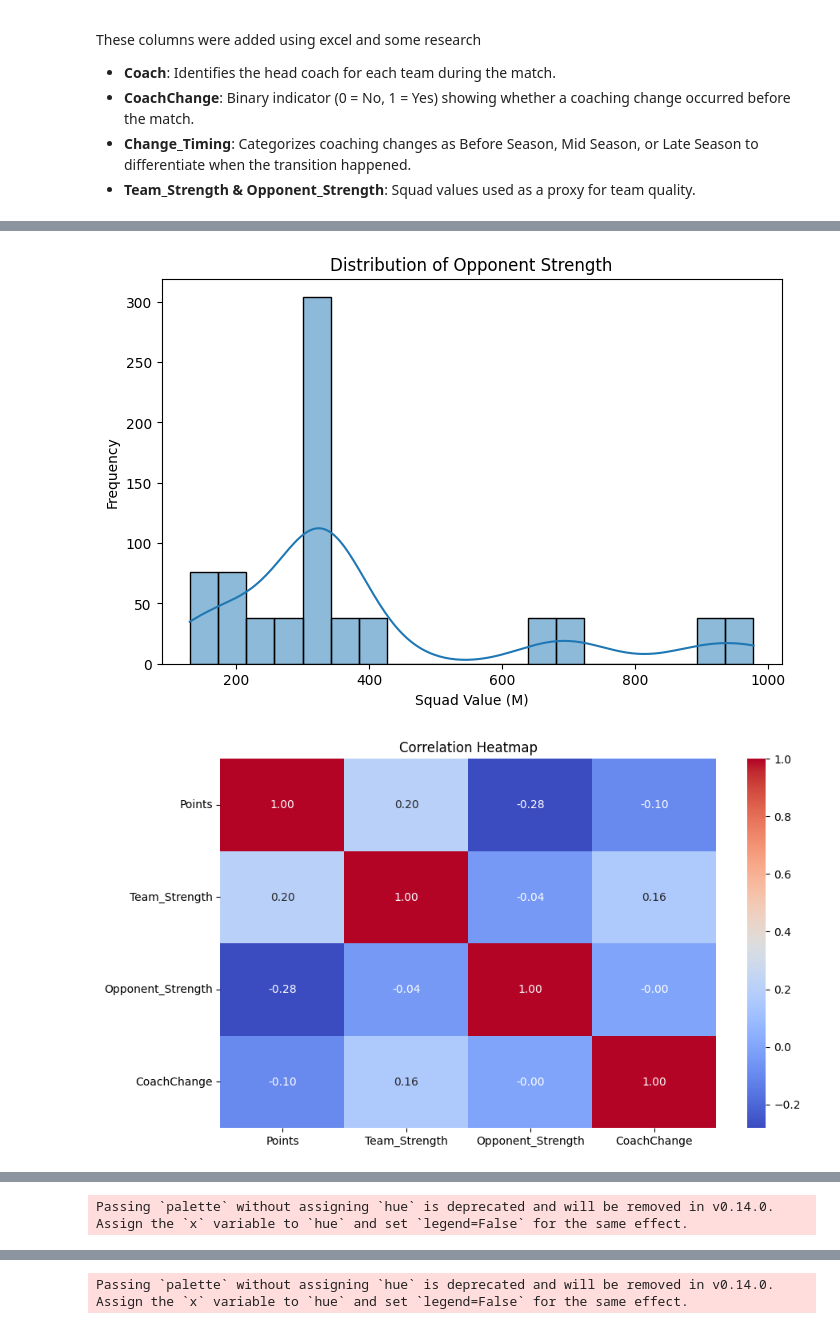
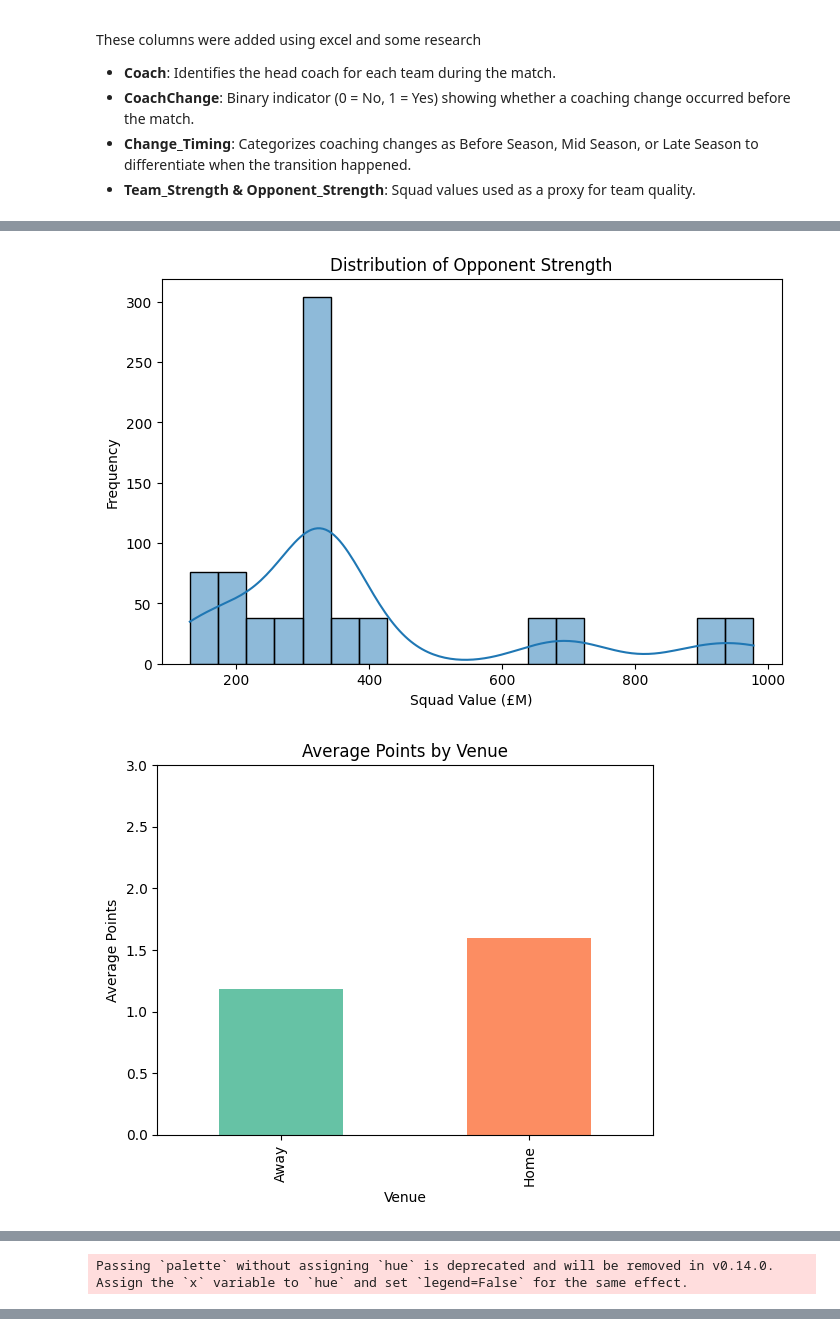
Before and after one commit to Alesandro-Rodriguez/is5150-ar, a Jupyter notebook: code/EDA_Coaches.ipynb, the cells around one changed output, grey strips where cells are left out. Cells and saved outputs as stored; diff of their text form; code cells hidden in the pictures.

```diff
--- a/code/EDA_Coaches.ipynb
+++ b/code/EDA_Coaches.ipynb
@@ -52,11 +52,12 @@ Data columns (total 34 columns):
 max           978.000000    3.000000
 # %%
 ### DISTRIBUTION PLOTS ###
+
 # Points Distribution
 plt.figure(figsize=(8, 5))
-sns.histplot(df["Points"], bins=3, kde=True)
+sns.histplot(df["Points"], bins=[-0.5, 0.5, 1.5, 3.5], discrete=True)
 plt.title("Distribution of Points")
-plt.xlabel("Points")
+plt.xlabel("Points (0 = Loss, 1 = Draw, 3 = Win)")
 plt.ylabel("Frequency")
 plt.show()
 
@@ -72,31 +73,46 @@ plt.show()
 plt.figure(figsize=(8, 5))
 sns.histplot(df["Opponent_Strength"], bins=20, kde=True)
 plt.title("Distribution of Opponent Strength")
-plt.xlabel("Squad Value (M)")
+plt.xlabel("Squad Value (£M)")
 plt.ylabel("Frequency")
 plt.show()
 
+venue_means = df.groupby("Venue")["Points"].mean()
+venue_means.plot(kind="bar", color=["#66c2a5", "#fc8d62"])
+plt.title("Average Points by Venue")
+plt.ylabel("Average Points")
+plt.xticks([0, 1], ["Away", "Home"])
+plt.ylim(0, 3)
+plt.show()
+
+
 ### CORRELATION ANALYSIS ###
 plt.figure(figsize=(10, 6))
-sns.heatmap(df[["Points", "Team_Strength", "Opponent_Strength", "CoachChange"]].corr(), annot=True, cmap="coolwarm", fmt=".2f")
+sns.heatmap(
+    df[["Points", "Team_Strength", "Opponent_Strength", "CoachChange"]].corr(),
+    annot=True,
+    cmap="coolwarm",
+    fmt=".2f"
+)
 plt.title("Correlation Heatmap")
 plt.show()
 
 ### CATEGORICAL ANALYSIS ###
+
 # Countplot for Coaching Changes
 plt.figure(figsize=(8, 5))
 sns.countplot(x="CoachChange", data=df, palette="Set2")
-plt.title("Distribution of Coaching Changes")
-plt.xlabel("Coach Change (0 = No, 1 = Yes)")
-plt.ylabel("Frequency")
+plt.title("Number of Matches With and Without a Coaching Change")
+plt.xlabel("Coach Change (0 = No Change, 1 = Change Before Match)")
+plt.ylabel("Number of Matches")
 plt.show()
 
-# Points by Change Timing
-plt.figure(figsize=(10, 5))
-sns.boxplot(x="Change_Timing", y="Points", data=df, palette="Set1")
-plt.title("Points Distribution by Change Timing")
-plt.xlabel("Change Timing")
-plt.ylabel("Points Earned")
+timing_means = df.groupby("Change_Timing")["Points"].mean().sort_values()
+timing_means.plot(kind="bar", color=sns.color_palette("Set1"))
+plt.title("Average Points by Change Timing")
+plt.ylabel("Average Points")
+plt.xlabel("Timing of Coaching Change")
 plt.xticks(rotation=45)
+plt.ylim(0, 3)
 plt.show()
 # %% [output]
@@ -104,3 +120,3 @@ plt.show()
 [figure]
-[figure, old version]
+[figure, new version]
-[figure, old version]
+[figure, new version]
@@ -109 +124,0 @@ Passing `palette` without assigning `hue` is deprecated and will be removed in v
-Passing `palette` without assigning `hue` is deprecated and will be removed in v0.14.0. Assign the `x` variable to `hue` and set `legend=False` for the same effect.
```
Also changed, not shown: parts of 3 cells of this notebook, 10 other files.
